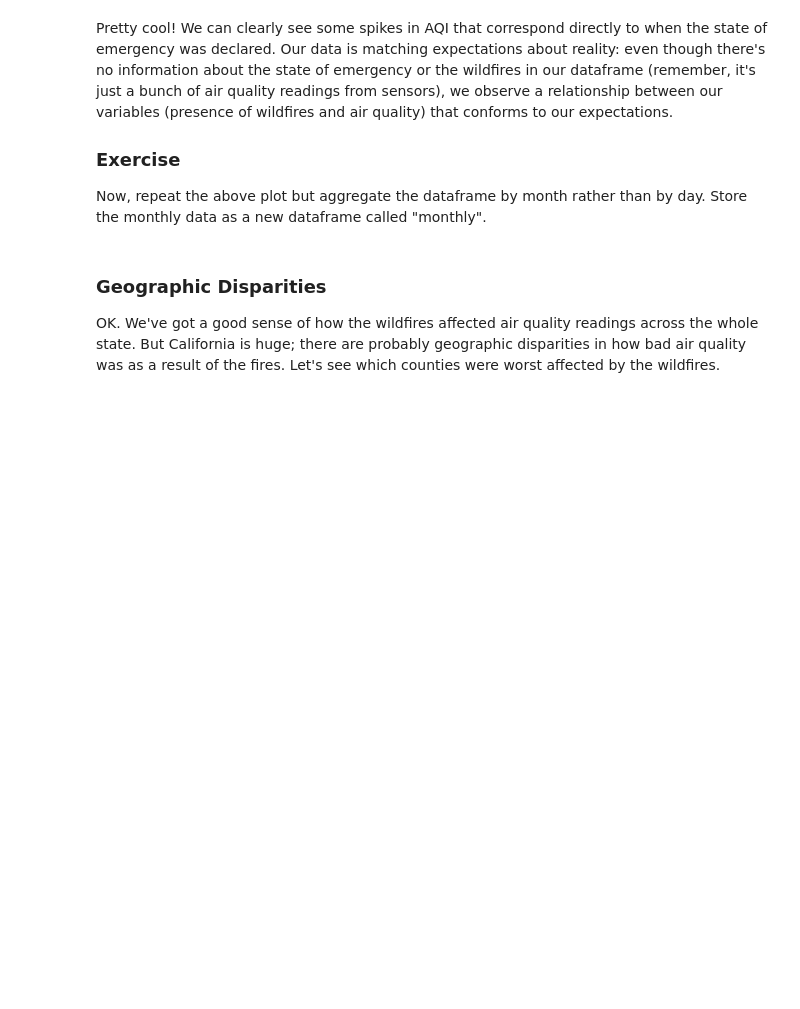
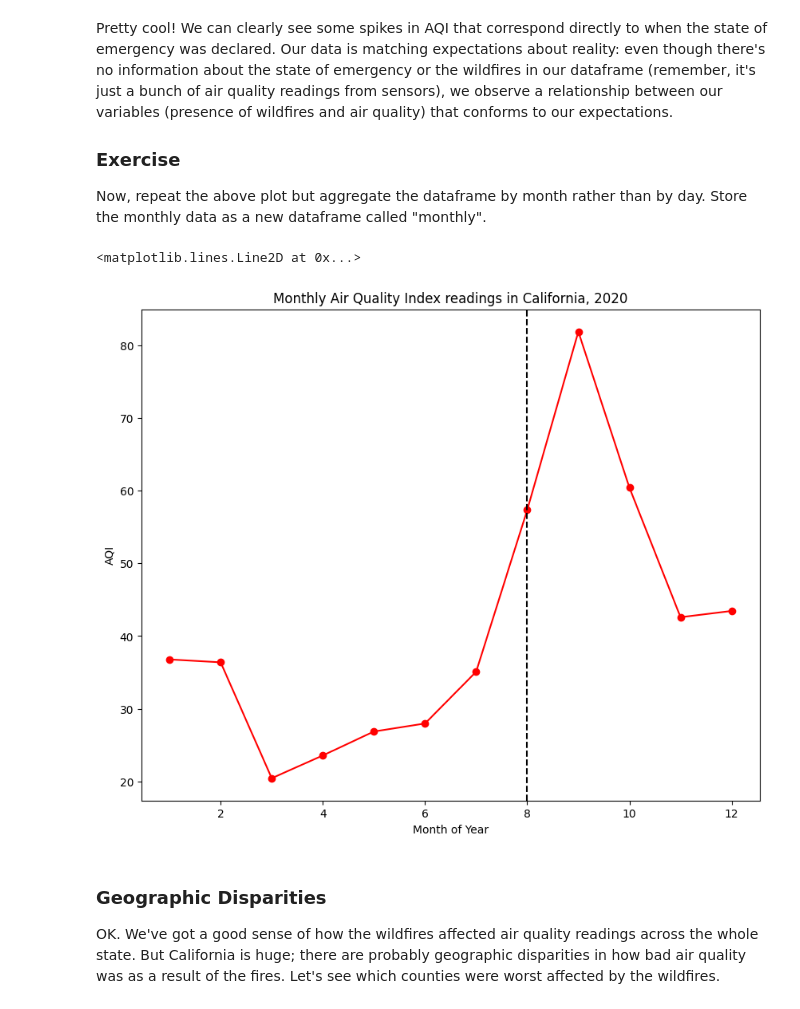
Before and after one commit to wilsonliu222/QM-2, a Jupyter notebook: notebooks/W03. Spatial Data.ipynb, the cells around one changed output. Cells and saved outputs as stored; diff of their text form; code cells hidden in the pictures; blank space fills up the shorter version.

```diff
--- a/notebooks/W03. Spatial Data.ipynb
+++ b/notebooks/W03. Spatial Data.ipynb
@@ -177,6 +242,26 @@ Pretty cool! We can clearly see some spikes in AQI that correspond directly to w
 
 ### Exercise
 Now, repeat the above plot but aggregate the dataframe by month rather than by day. Store the monthly data as a new dataframe called "monthly".
+# %%
+# Create a 'Month' column
+df['Month'] = df['Date'].dt.month
+
+# Calculate monthly average AQI
+monthly = df.groupby('Month')['AQI'].mean()
+
+# Plot the monthly data
+monthly.plot(color='red', marker='o')
+
+# Add title and axis labels
+plt.title('Monthly Air Quality Index readings in California, 2020')
+plt.ylabel('AQI')
+plt.xlabel('Month of Year')
+
+# Add a dashed black line on August (assuming you want it at month 8)
+plt.axvline(8, color='black', linestyle='--', label='State of Emergency')
+# %% [output]
+<matplotlib.lines.Line2D at 0x...>
+[figure, added]
 # %% [markdown]
 ### Geographic Disparities
 
```
Also changed, not shown: parts of 9 cells of this notebook.
